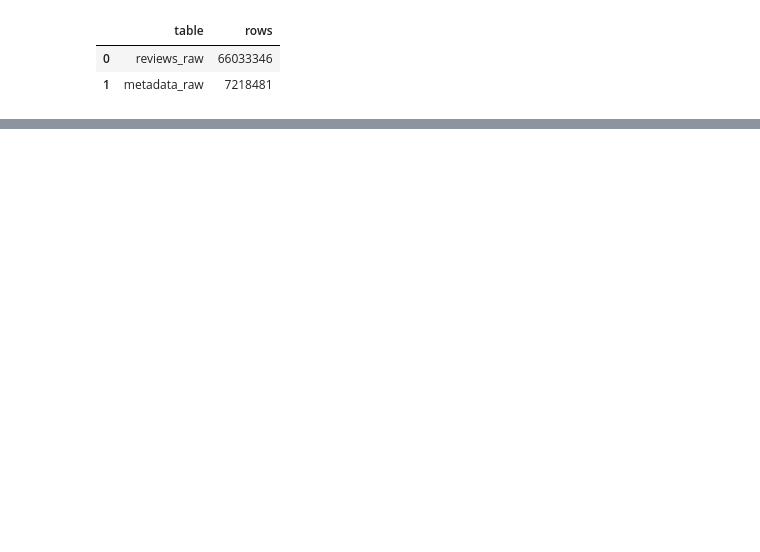
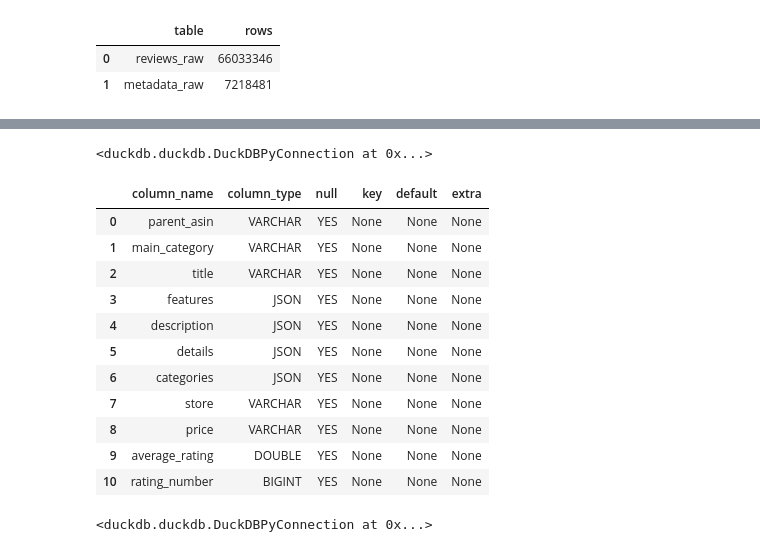
Before and after one commit to Ish2905/Comemo-Dataset, a Jupyter notebook: notebook/data_unzip.ipynb, the cells around one changed output, grey strips where cells are left out. Drawn from its saved outputs; the diff is of its cells as text; code cells hidden in the pictures; blank space fills up the shorter version.

```diff
--- a/notebook/data_unzip.ipynb
+++ b/notebook/data_unzip.ipynb
@@ -103,2 +79,72 @@ con.execute(sql_query)
+# %%
+con.execute("""
+CREATE TABLE metadata_raw AS
+SELECT
+    parent_asin,
+    main_category,
+    title,
+    features,
+    description,
+    details,
+    categories,
+    store,
+    price,
+    TRY_CAST(average_rating AS DOUBLE) AS average_rating,
+    rating_number
+FROM read_json(
+    '/content/drive/MyDrive/Capstone/comemo_data/metadata.jsonl',
+    format = 'newline_delimited',
+    sample_size = -1, -- Changed from 0 to -1 to read all input for schema detection
+    columns = {
+        parent_asin: 'VARCHAR',
+        main_category: 'VARCHAR',
+        title: 'VARCHAR',
+        features: 'JSON',
+        description: 'JSON',
+        details: 'JSON',
+        categories: 'JSON',
+        store: 'VARCHAR',
+        price: 'VARCHAR',
+        average_rating: 'VARCHAR',
+        rating_number: 'BIGINT'
+    },
+    ignore_errors = true
+)
+WHERE parent_asin IS NOT NULL;
+""")
+# %% [output]
+<duckdb.duckdb.DuckDBPyConnection at 0x...>
 # %%
-con.execute("SHOW TABLES").fetchdf()
+con.execute("DESC metadata_raw").fetchdf()
+# %% [output]
+|  | column_name | column_type | null | key | default | extra |
+| 0 | parent_asin | VARCHAR | YES | None | None | None |
+| 1 | main_category | VARCHAR | YES | None | None | None |
+| 2 | title | VARCHAR | YES | None | None | None |
+| 3 | features | JSON | YES | None | None | None |
+| 4 | description | JSON | YES | None | None | None |
+| 5 | details | JSON | YES | None | None | None |
+| 6 | categories | JSON | YES | None | None | None |
+| 7 | store | VARCHAR | YES | None | None | None |
+| 8 | price | VARCHAR | YES | None | None | None |
+| 9 | average_rating | DOUBLE | YES | None | None | None |
+| 10 | rating_number | BIGINT | YES | None | None | None |
+# %%
+con.execute("""
+CREATE TABLE reviews_raw AS
+SELECT
+    parent_asin,
+    rating,
+    title,
+    text,
+    timestamp,
+    verified_purchase,
+    helpful_vote
+FROM read_json(
+    '/content/drive/MyDrive/Capstone/comemo_data/reviews.jsonl',
+    format = 'newline_delimited'
+)
+WHERE parent_asin IS NOT NULL;
+""")
+# %% [output]
+<duckdb.duckdb.DuckDBPyConnection at 0x...>
```
Also changed, not shown: parts of 10 cells of this notebook.
